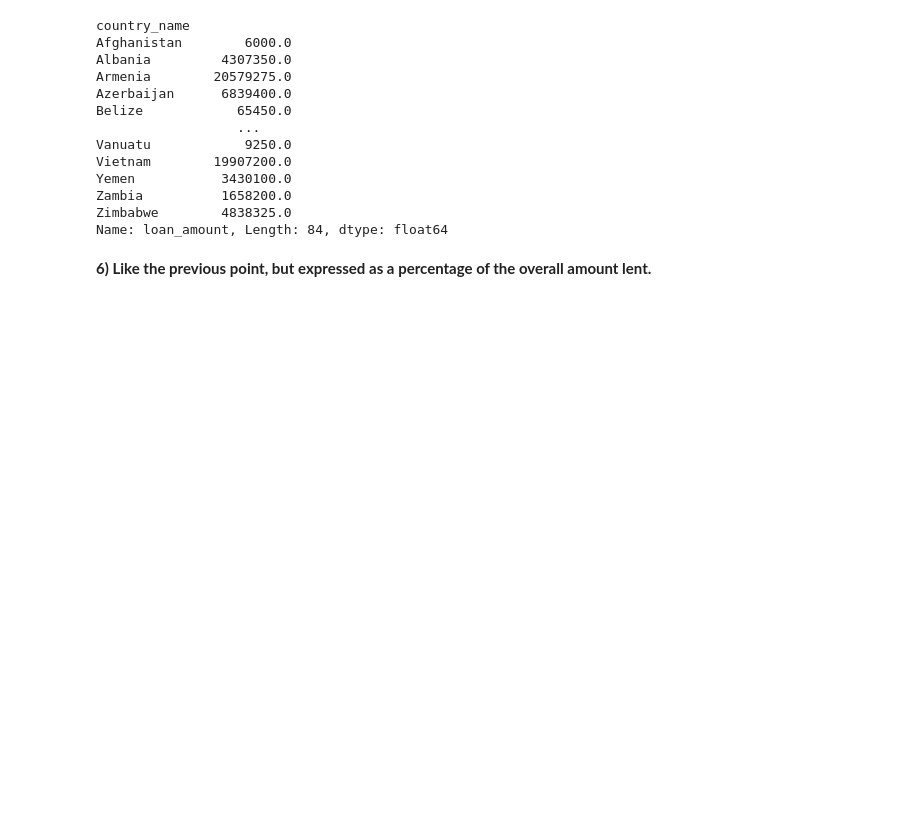
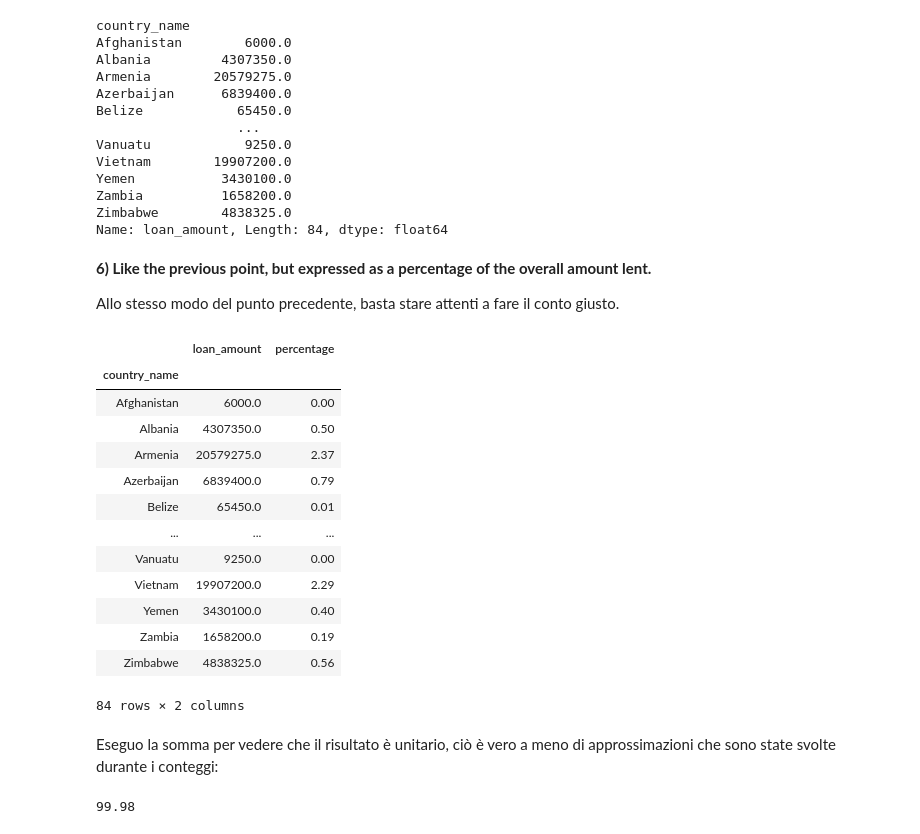
Before and after one commit to Chri1629/cs_project, a Jupyter notebook: esame_chri.ipynb, the cells around one changed output. Cells and saved outputs as stored; diff of their text form; code cells hidden in the pictures; blank space fills up the shorter version.

```diff
--- a/esame_chri.ipynb
+++ b/esame_chri.ipynb
@@ -144,3 +144,33 @@ Zimbabwe        4838325.0
 Name: loan_amount, Length: 84, dtype: float64
 # %% [markdown]
 **6) Like the previous point, but expressed as a percentage of the overall amount lent.**
+
+Allo stesso modo del punto precedente, basta stare attenti a fare il conto giusto.
+# %%
+overall_amount_lent = loans_not_null['loan_amount'].sum()
+loans_country = pd.DataFrame(loans_not_null.groupby('country_name')['loan_amount'].sum())
+loans_country['percentage'] = round(loans_country['loan_amount'] / overall_amount_lent * 100, 2)
+# %%
+#Decommentare questa riga per vedere i risultati.
+loans_country
+# %% [output]
+|  | loan_amount | percentage |
+| country_name |  |  |
+| Afghanistan | 6000.0 | 0.00 |
+| Albania | 4307350.0 | 0.50 |
+| Armenia | 20579275.0 | 2.37 |
+| Azerbaijan | 6839400.0 | 0.79 |
+| Belize | 65450.0 | 0.01 |
+| ... | ... | ... |
+| Vanuatu | 9250.0 | 0.00 |
+| Vietnam | 19907200.0 | 2.29 |
+| Yemen | 3430100.0 | 0.40 |
+| Zambia | 1658200.0 | 0.19 |
+| Zimbabwe | 4838325.0 | 0.56 |
+84 rows × 2 columns
+# %% [markdown]
+Eseguo la somma per vedere che il risultato è unitario, ciò è vero a meno di approssimazioni che sono state svolte durante i conteggi:
+# %%
+round(loans_country['percentage'].sum(),2)
+# %% [output]
+99.98
```
